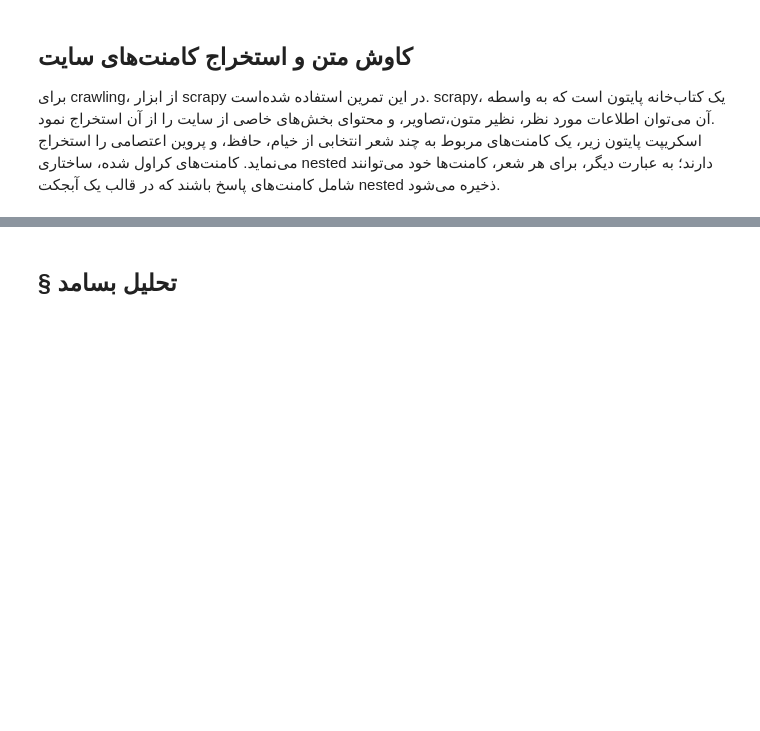
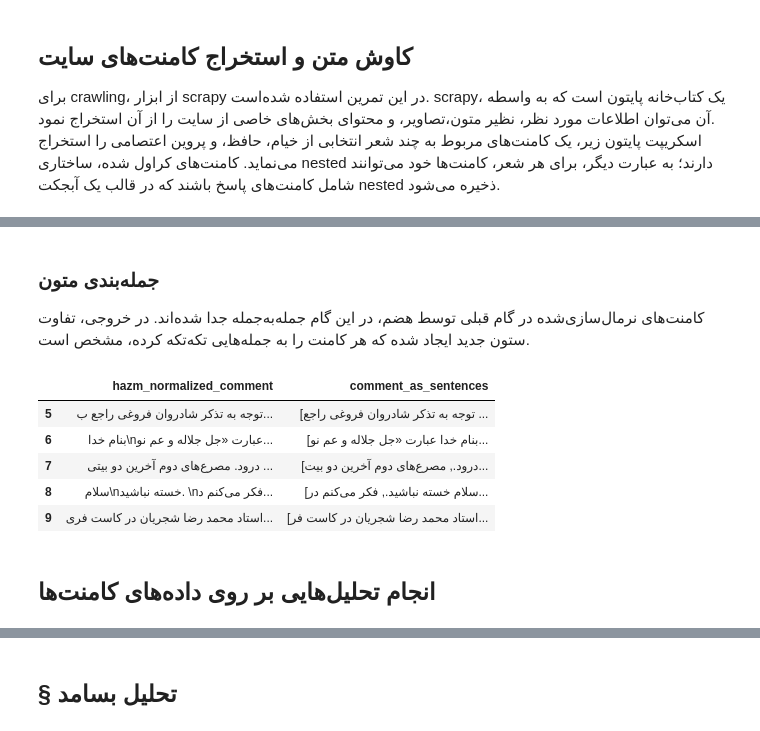
Before and after one commit to jrazi/nlp-assignments-spring-2023, a Jupyter notebook: A1/report/Report.ipynb, the cells around one changed output, grey strips where cells are left out. Drawn from its saved outputs; the diff is of its cells as text; code cells hidden in the pictures; blank space fills up the shorter version.

```diff
--- a/A1/report/Report.ipynb
+++ b/A1/report/Report.ipynb
@@ -250,0 +351,25 @@ df
+# %% [markdown]
+<h3>
+    جمله‌بندی متون
+</h3>
+<div>
+    کامنت‌های نرمال‌سازی‌شده در گام قبلی توسط هضم، در این گام جمله‌به‌جمله جدا شده‌اند. در خروجی، تفاوت ستون جدید ایجاد شده‌ که هر کامنت را به جمله‌هایی تکه‌تکه کرده، مشخص است.
+</div>
+# %%
+from hazm import sent_tokenize
+import itertools
+df["comment_as_sentences"] = df["hazm_normalized_comment"].apply(lambda comment: sent_tokenize(comment))
+
+
+df[["hazm_normalized_comment", "comment_as_sentences"]][5:10]
+# %% [output]
+|  | hazm_normalized_comment | comment_as_sentences |
+| 5 | توجه به تذکر شادروان فروغی راجع ب... | [توجه به تذکر شادروان فروغی راجع ... |
+| 6 | بنام خدا\nعبارت «جل جلاله و عم نو... | [بنام خدا عبارت «جل جلاله و عم نو... |
+| 7 | درود. مصرع‌های دوم آخرین دو بیتی ... | [درود., مصرع‌های دوم آخرین دو بیت... |
+| 8 | سلام\nخسته نباشید. \nفکر می‌کنم د... | [سلام خسته نباشید., فکر می‌کنم در... |
+| 9 | استاد محمد رضا شجریان در کاست فری... | [استاد محمد رضا شجریان در کاست فر... |
+# %% [markdown]
+<h2>
+    انجام تحلیل‌هایی بر روی داده‌های کامنت‌ها
+</h2>
```
Also changed, not shown: parts of 115 cells of this notebook, 5 other files.
